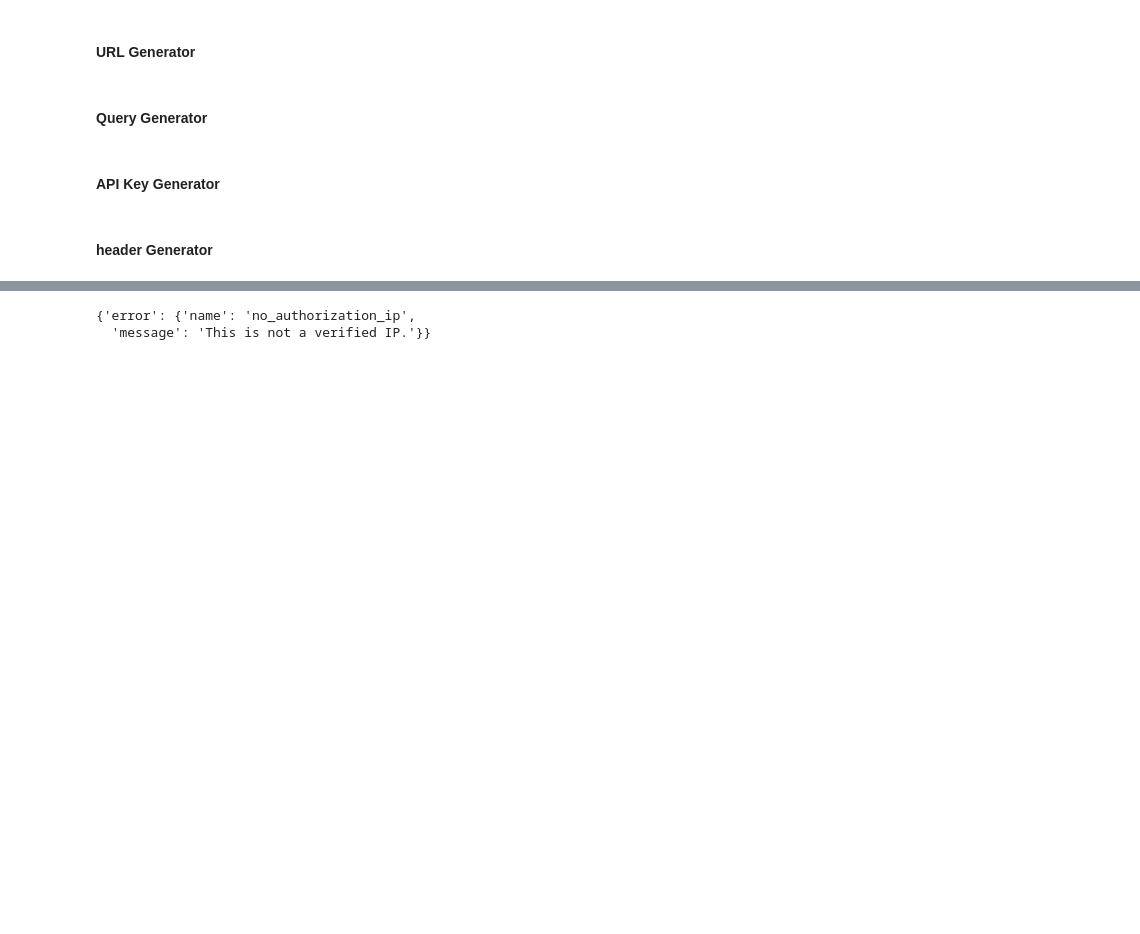
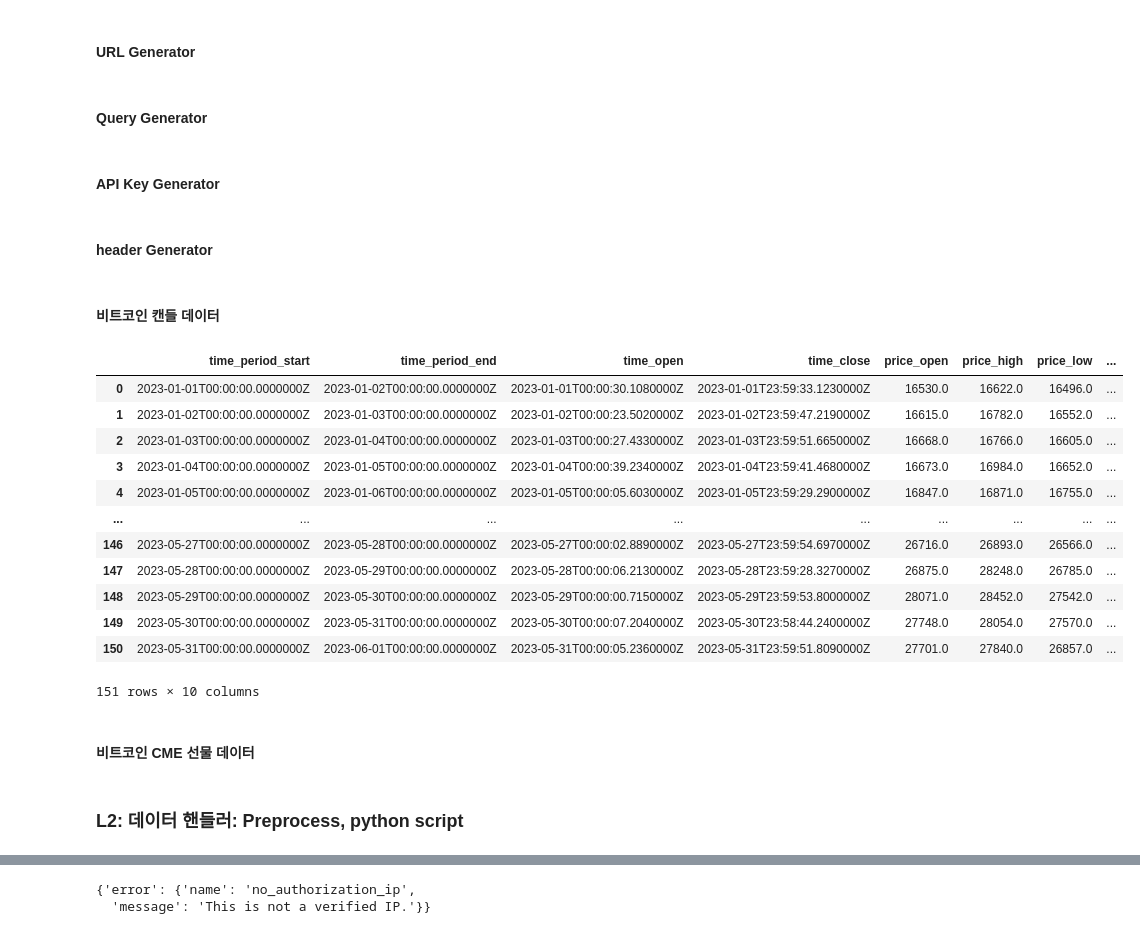
Before and after one commit to GmelaN/BTEM, a Jupyter notebook: API_test.ipynb, the cells around one changed output, grey strips where cells are left out. Cells and saved outputs as stored; diff of their text form; code cells hidden in the pictures; blank space fills up the shorter version.

```diff
--- a/API_test.ipynb
+++ b/API_test.ipynb
@@ -121,3 +241,63 @@ def generate_header(source: Literal["upbit", "coinapi"], payload: dict|None=None
         header = {'X-CoinAPI-Key' : get_api_key(source)}
 
     return header
+# %% [markdown]
+#### 비트코인 캔들 데이터
+# %%
+def get_bitcoin_candle(duration: Duration) -> pd.DataFrame:
+    '''
+    비트코인 캔들 데이터(BTC-USD, coinapi)를 가져옵니다.
+    Parameters
+    ----------
+        duration: Duration 객체
+
+
+    Raises
+    ------
+
+
+    Returns
+    -------
+        pd.DataFrame: 캔들 데이터를 담고 있는 데이터프레임
+    '''
+
+
+    header = generate_header(source="coinapi")
+    start_date, end_date = duration.strftime(timezone=True)
+    period_id = duration.period_id
+
+    url = generate_url(source="coinapi", api_name="BTC_candle", query={"period_id": period_id, "time_start": start_date, "time_end": end_date, "include_empty_items": "true", "limit": "100000"})
+
+    response = requests.get(url, headers=header)
+    resp_json = response.json()
+
+    result_json = {i:[] for i in resp_json[0].keys()}
+
+    for i in resp_json:
+        for key in result_json.keys():
+            if key in i.keys():
+                result_json[key].append(i[key])
+                continue
+
+            result_json[key].append(None)
+
+    return pd.DataFrame(result_json)
+# %%
+candle = get_bitcoin_candle(Duration("20230101", "20230601", "DAY"))
+candle
+# %% [output]
+|  | time_period_start | time_period_end | time_open | time_close | price_open | price_high | price_low | ... |
+| 0 | 2023-01-01T00:00:00.0000000Z | 2023-01-02T00:00:00.0000000Z | 2023-01-01T00:00:30.1080000Z | 2023-01-01T23:59:33.1230000Z | 16530.0 | 16622.0 | 16496.0 | ... |
+| 1 | 2023-01-02T00:00:00.0000000Z | 2023-01-03T00:00:00.0000000Z | 2023-01-02T00:00:23.5020000Z | 2023-01-02T23:59:47.2190000Z | 16615.0 | 16782.0 | 16552.0 | ... |
+| 2 | 2023-01-03T00:00:00.0000000Z | 2023-01-04T00:00:00.0000000Z | 2023-01-03T00:00:27.4330000Z | 2023-01-03T23:59:51.6650000Z | 16668.0 | 16766.0 | 16605.0 | ... |
+| 3 | 2023-01-04T00:00:00.0000000Z | 2023-01-05T00:00:00.0000000Z | 2023-01-04T00:00:39.2340000Z | 2023-01-04T23:59:41.4680000Z | 16673.0 | 16984.0 | 16652.0 | ... |
+| 4 | 2023-01-05T00:00:00.0000000Z | 2023-01-06T00:00:00.0000000Z | 2023-01-05T00:00:05.6030000Z | 2023-01-05T23:59:29.2900000Z | 16847.0 | 16871.0 | 16755.0 | ... |
+| ... | ... | ... | ... | ... | ... | ... | ... | ... |
+| 146 | 2023-05-27T00:00:00.0000000Z | 2023-05-28T00:00:00.0000000Z | 2023-05-27T00:00:02.8890000Z | 2023-05-27T23:59:54.6970000Z | 26716.0 | 26893.0 | 26566.0 | ... |
+| 147 | 2023-05-28T00:00:00.0000000Z | 2023-05-29T00:00:00.0000000Z | 2023-05-28T00:00:06.2130000Z | 2023-05-28T23:59:28.3270000Z | 26875.0 | 28248.0 | 26785.0 | ... |
+| 148 | 2023-05-29T00:00:00.0000000Z | 2023-05-30T00:00:00.0000000Z | 2023-05-29T00:00:00.7150000Z | 2023-05-29T23:59:53.8000000Z | 28071.0 | 28452.0 | 27542.0 | ... |
+| 149 | 2023-05-30T00:00:00.0000000Z | 2023-05-31T00:00:00.0000000Z | 2023-05-30T00:00:07.2040000Z | 2023-05-30T23:58:44.2400000Z | 27748.0 | 28054.0 | 27570.0 | ... |
+| 150 | 2023-05-31T00:00:00.0000000Z | 2023-06-01T00:00:00.0000000Z | 2023-05-31T00:00:05.2360000Z | 2023-05-31T23:59:51.8090000Z | 27701.0 | 27840.0 | 26857.0 | ... |
+151 rows × 10 columns
+# %% [markdown]
+#### 비트코인 CME 선물 데이터
@@ -123,0 +307,2 @@ def generate_header(source: Literal["upbit", "coinapi"], payload: dict|None=None
+# %% [markdown]
+### L2: 데이터 핸들러: Preprocess, python script
```
Also changed, not shown: parts of 25 cells of this notebook, 3 other files.
